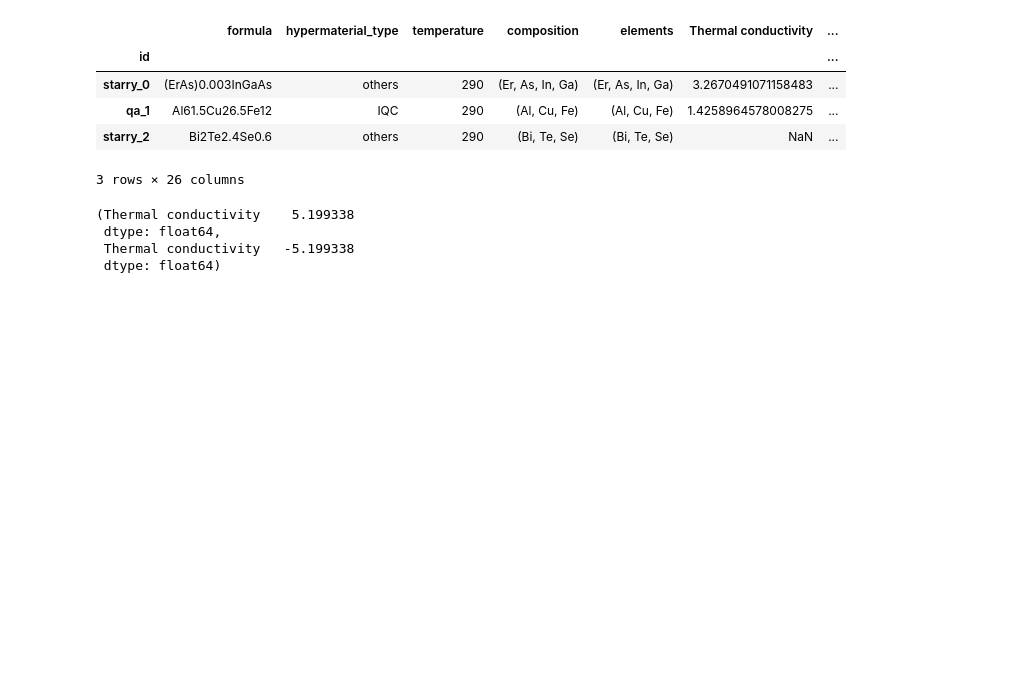
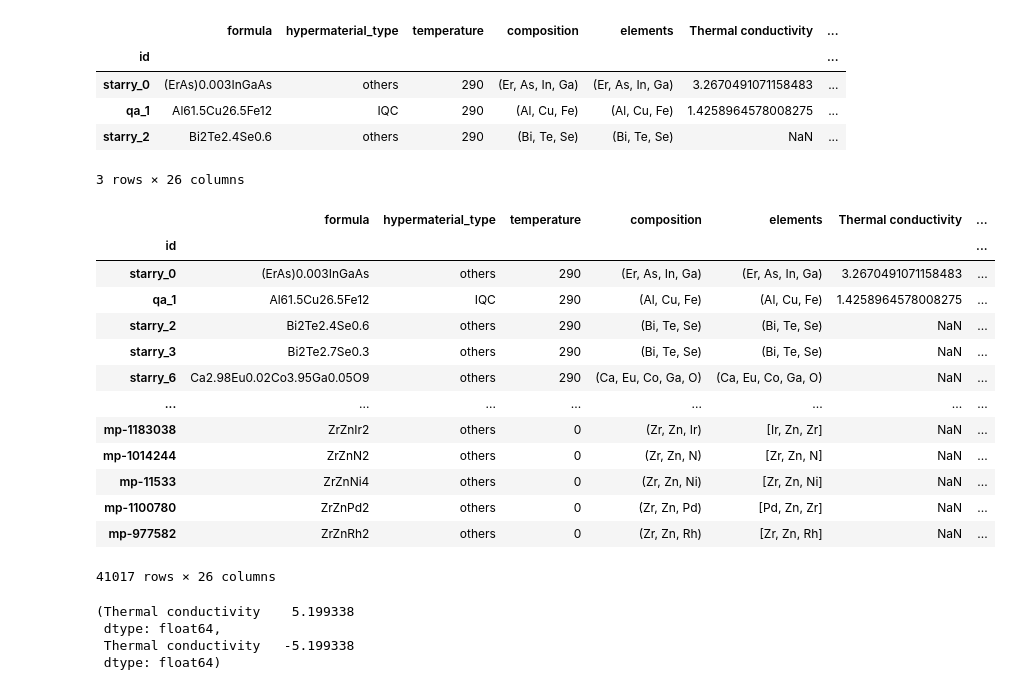
Before and after one commit to TsumiNa/foundation_model, a Jupyter notebook: data/scripts/process_ac_qe_te_data.ipynb, the cells around one changed output. Cells and saved outputs as stored; diff of their text form; code cells hidden in the pictures; blank space fills up the shorter version.

```diff
--- a/data/scripts/process_ac_qe_te_data.ipynb
+++ b/data/scripts/process_ac_qe_te_data.ipynb
@@ -464,6 +477,23 @@ qc_ac_te_mp_rebuild.head(3)
 | qa_1 | Al61.5Cu26.5Fe12 | IQC | 290 | (Al, Cu, Fe) | (Al, Cu, Fe) | 1.4258964578008275 | ... |
 | starry_2 | Bi2Te2.4Se0.6 | others | 290 | (Bi, Te, Se) | (Bi, Te, Se) | NaN | ... |
 3 rows × 26 columns
+# %%
+qc_ac_te_mp_rebuild
+# %% [output]
+|  | formula | hypermaterial_type | temperature | composition | elements | Thermal conductivity | ... |
+| id |  |  |  |  |  |  | ... |
+| starry_0 | (ErAs)0.003InGaAs | others | 290 | (Er, As, In, Ga) | (Er, As, In, Ga) | 3.2670491071158483 | ... |
+| qa_1 | Al61.5Cu26.5Fe12 | IQC | 290 | (Al, Cu, Fe) | (Al, Cu, Fe) | 1.4258964578008275 | ... |
+| starry_2 | Bi2Te2.4Se0.6 | others | 290 | (Bi, Te, Se) | (Bi, Te, Se) | NaN | ... |
+| starry_3 | Bi2Te2.7Se0.3 | others | 290 | (Bi, Te, Se) | (Bi, Te, Se) | NaN | ... |
+| starry_6 | Ca2.98Eu0.02Co3.95Ga0.05O9 | others | 290 | (Ca, Eu, Co, Ga, O) | (Ca, Eu, Co, Ga, O) | NaN | ... |
+| ... | ... | ... | ... | ... | ... | ... | ... |
+| mp-1183038 | ZrZnIr2 | others | 0 | (Zr, Zn, Ir) | [Ir, Zn, Zr] | NaN | ... |
+| mp-1014244 | ZrZnN2 | others | 0 | (Zr, Zn, N) | [Zr, Zn, N] | NaN | ... |
+| mp-11533 | ZrZnNi4 | others | 0 | (Zr, Zn, Ni) | [Zr, Zn, Ni] | NaN | ... |
+| mp-1100780 | ZrZnPd2 | others | 0 | (Zr, Zn, Pd) | [Pd, Zn, Zr] | NaN | ... |
+| mp-977582 | ZrZnRh2 | others | 0 | (Zr, Zn, Rh) | [Zr, Zn, Rh] | NaN | ... |
+41017 rows × 26 columns
 # %%
 from sklearn.preprocessing import QuantileTransformer
 qt = QuantileTransformer(output_distribution='normal').set_output(transform="pandas")
```
Also changed, not shown: parts of 4 cells of this notebook, 9 other files.
